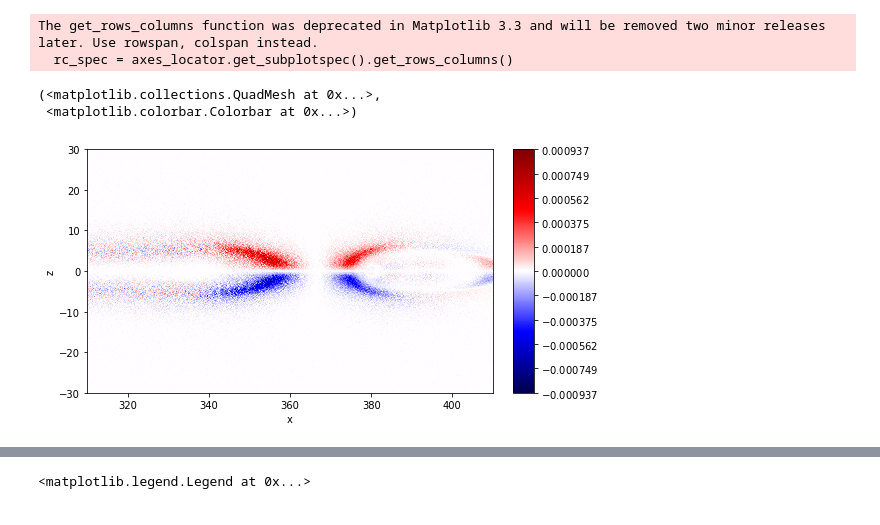
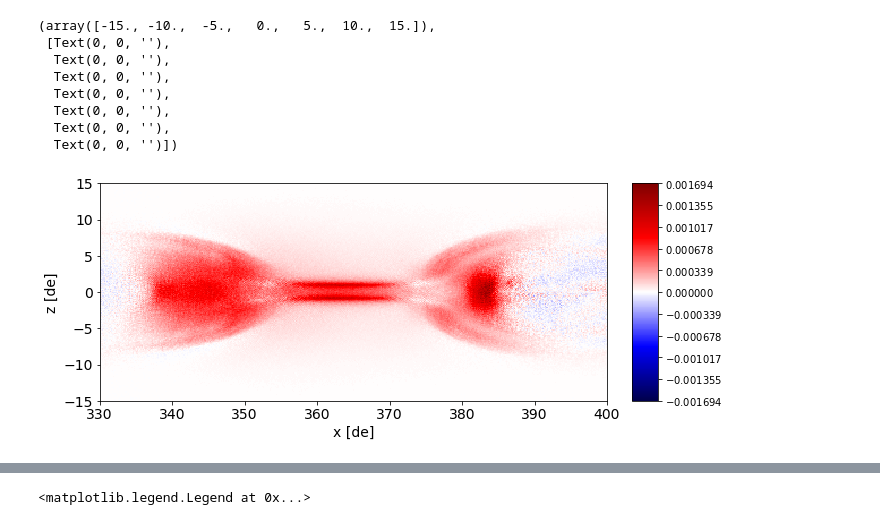
Before and after one commit to d0118dominic/notebooks, a Jupyter notebook: Rx_Evolution_JGR.ipynb, the cells around one changed output, grey strips where cells are left out. Cells and saved outputs as stored; diff of their text form; code cells hidden in the pictures.

```diff
--- a/Rx_Evolution_JGR.ipynb
+++ b/Rx_Evolution_JGR.ipynb
@@ -519,7 +670,7 @@ run = run1 #run1 or run4
 
 vf = viscid.load_file(run, force_reload=True)
 
-t = 16
+t = 17
 vf.activate_time(t)
 a = vf["hx_fc"]
 x,y,z = a.crds.get_crds_nc()
@@ -543,12 +694,27 @@ jx_i, jy_i, jz_i = vf["jx_nc_i"], vf["jy_nc_i"], vf["jz_nc_i"]
 je = make_vec(jx_e,jy_e,jz_e)
 ji = make_vec(jx_i,jy_i,jz_i)
 
+JePar = (jx_e*Bx + jy_e*By + jz_e*Bz)/B_mag
+JiPar = (jx_i*Bx + jy_i*By + jz_i*Bz)/B_mag
+
+
 J_mag = ((jx_e + jx_i)**2 + (jy_e + jy_i)**2 + (jz_e + jz_i)**2)**0.5
 Je_mag = (jx_e**2 + jy_e**2 + jz_e**2)**0.5
 
+JedotE = jx_e*Ex + jy_e*Ey + jz_e*Ez
+JidotE = jx_i*Ex + jy_i*Ey + jz_i*Ez
+
+JedotE_Par = JePar*EPar
+JidotE_Par = JiPar*EPar
+
+JedotE_Perp = JedotE - JePar*EPar
+JidotE_Perp = JidotE - JiPar*EPar
+
+
+
 JPar = ((jx_e+jx_i)*Bx + (jy_e+jy_i)*By + (jz_e+jz_i)*Bz)/B_mag
 #JPerp = J_mag - JPar
-JePar = (jx_e*Bx + jy_e*By + jz_e*Bz)/B_mag
+
 #JePerp = Je_mag - JePar
 
 # Velocities
@@ -580,6 +746,10 @@ ne, ni = vf["ne = -rho_nc_e"], vf["ni = rho_nc_i"]
 
 nq = "nq = rho_nc_e + rho_nc_i"
 
+
+uke = ne*(vex**2 + vey**2 + vez**2)/2
+
+
 # Temperatures
 # Divide by three?  or no?
 Tex, Tey, Tez = vf["txx_nc_e"], vf["tyy_nc_e"], vf["tzz_nc_e"]
@@ -593,49 +763,69 @@ Ti = (vf["txx_nc_i"] + vf["tyy_nc_i"] + vf["tzz_nc_i"])/3
 
 #Careful when calculating T_Perp.  You'll get negative vals if the factor of 1/3 is only on Te
 
-Te_Par = (Tex*np.abs(Bx) +Tey*np.abs(By) + Tez*np.abs(Bz)) / 3*B_mag
+Te_Par = (Tex*np.abs(Bx) +Tey*np.abs(By) + Tez*np.abs(Bz)) / B_mag
+Ti_Par = (Tix*np.abs(Bx) +Tiy*np.abs(By) + Tiz*np.abs(Bz)) / B_mag
+
 Te_Perp = Te - Te_Par
+Ti_Perp = Ti - Ti_Par
+
 
 Te_ParPerp = Te_Par/Te_Perp - 1
 
 
 # Poynting Flux
-Sx = (Ey*Bz - Ez*By)/mu0
-Sy = (Ez*Bx - Ex*Bz)/mu0
-Sz = (Ex*By - Ey*Bx)/mu0
+Sx = (Ey*Bz - Ez*By)#/mu0
+Sy = (Ez*Bx - Ex*Bz)#/mu0
+Sz = (Ex*By - Ey*Bx)#/mu0
 S = make_vec(Sx,Sy,Sz)
 
 
 
 
 # Kinetic Energy Flux
 #
 #
  #
 
  # J.E Contributions
 JEx = (jx_e + jx_i)*Ex
 JEy = (jy_e + jy_i)*Ey
 JEz = (jz_e + jz_i)*Ez
 JE = JEx + JEy + JEz
 
 JEe = jx_e*Ex + jy_e*Ey + jz_e*Ez
 
 
 
   #Poynting's Theorem Terms
-divS = (Sx[2:,:,1:-1] - Sx[:-2,:,1:-1]) / (2*dx[0])  + (Sz[1:-1,:,2:] - Sz[1:-1,:,:-2]) / (2*dz[0])
-JE = (JEx[1:-1,:,1:-1]) + (JEy[1:-1,:,1:-1]) + (JEz[1:-1,:,1:-1])
+#divS = (Sx[2:,:,1:-1] - Sx[:-2,:,1:-1]) / (2*dx[0])  + (Sz[1:-1,:,2:] - Sz[1:-1,:,:-2]) / (2*dz[0])
+#JE = (JEx[1:-1,:,1:-1]) + (JEy[1:-1,:,1:-1]) + (JEz[1:-1,:,1:-1])
 #JE_alt = JEx + JEy + JEz
-dudt = -JE - divS
+#dudt = -JE - divS
 
 
 
-vlt.plot(E['x']*B['y'],cmap = "seismic", symmetric=True, cbarlabel = " ", selection ="x=310f:410f, z=-30f:30f ")
+
+
+#vlt.plot(Te_ParPerp,cmap = "seismic", symmetric=True, cbarlabel = " ", selection ="x=310f:410f, z=-30f:30f ")
+plt.figure(figsize=(10,10))
+vlt.plot(JE - JPar*EPar,cmap = "seismic", symmetric=True, cbarlabel = " ", selection ="x=300f:420f, z=-30f:30f ")
+plt.ylim(-15,15)
+plt.xlim(330,400)
+
+fnt=14
+plt.xlabel("x [de]", fontsize=fnt)
+plt.ylabel("z [de]", fontsize=fnt)
+plt.xticks(fontsize=fnt)
+plt.yticks(fontsize=fnt)
 # %% [output]
-The get_rows_columns function was deprecated in Matplotlib 3.3 and will be removed two minor releases later. Use rowspan, colspan instead.
-  rc_spec = axes_locator.get_subplotspec().get_rows_columns()
+(array([-15., -10.,  -5.,   0.,   5.,  10.,  15.]),
+ [Text(0, 0, ''),
+  Text(0, 0, ''),
+  Text(0, 0, ''),
+  Text(0, 0, ''),
+  Text(0, 0, ''),
+  Text(0, 0, ''),
+  Text(0, 0, '')])
-(<matplotlib.collections.QuadMesh at 0x...>,
- <matplotlib.colorbar.Colorbar at 0x...>)
-[figure, old version]
+[figure, new version]
 # %%
```
Also changed, not shown: parts of 17 cells of this notebook.
